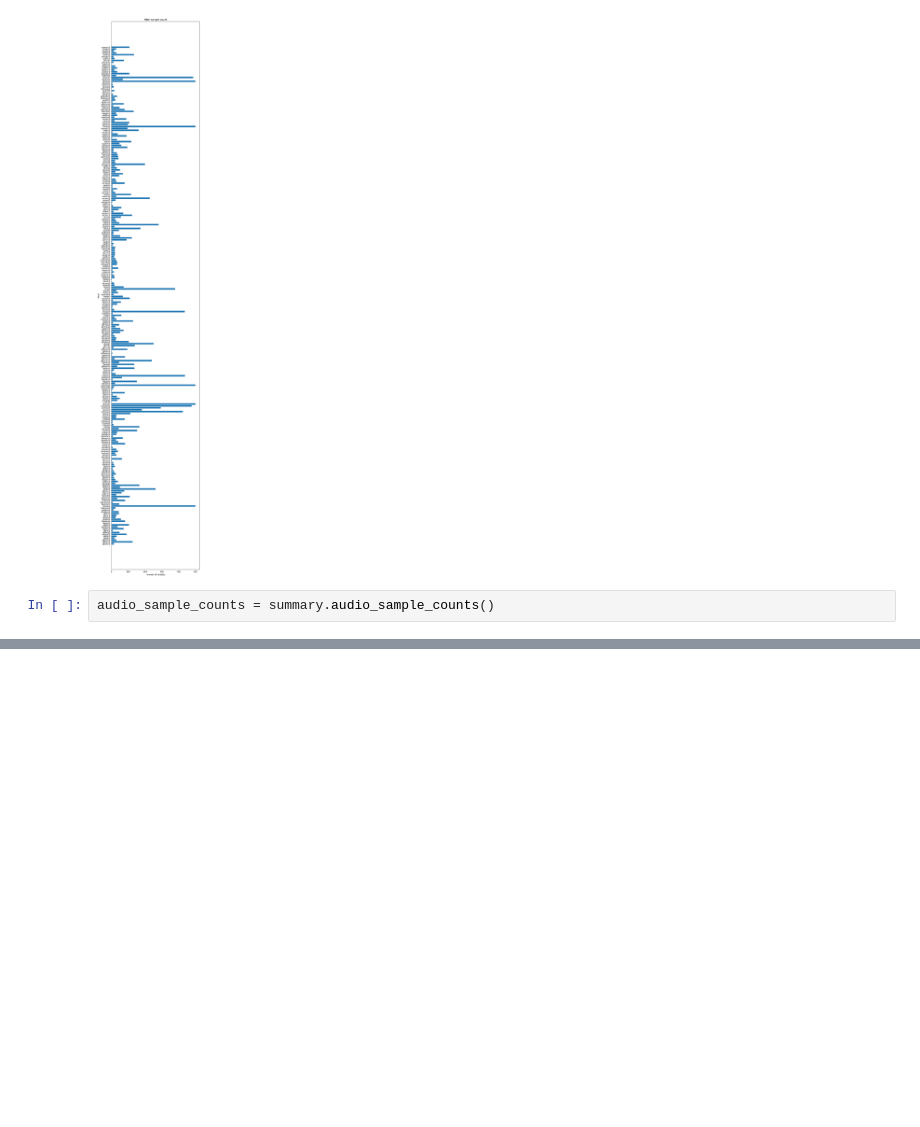
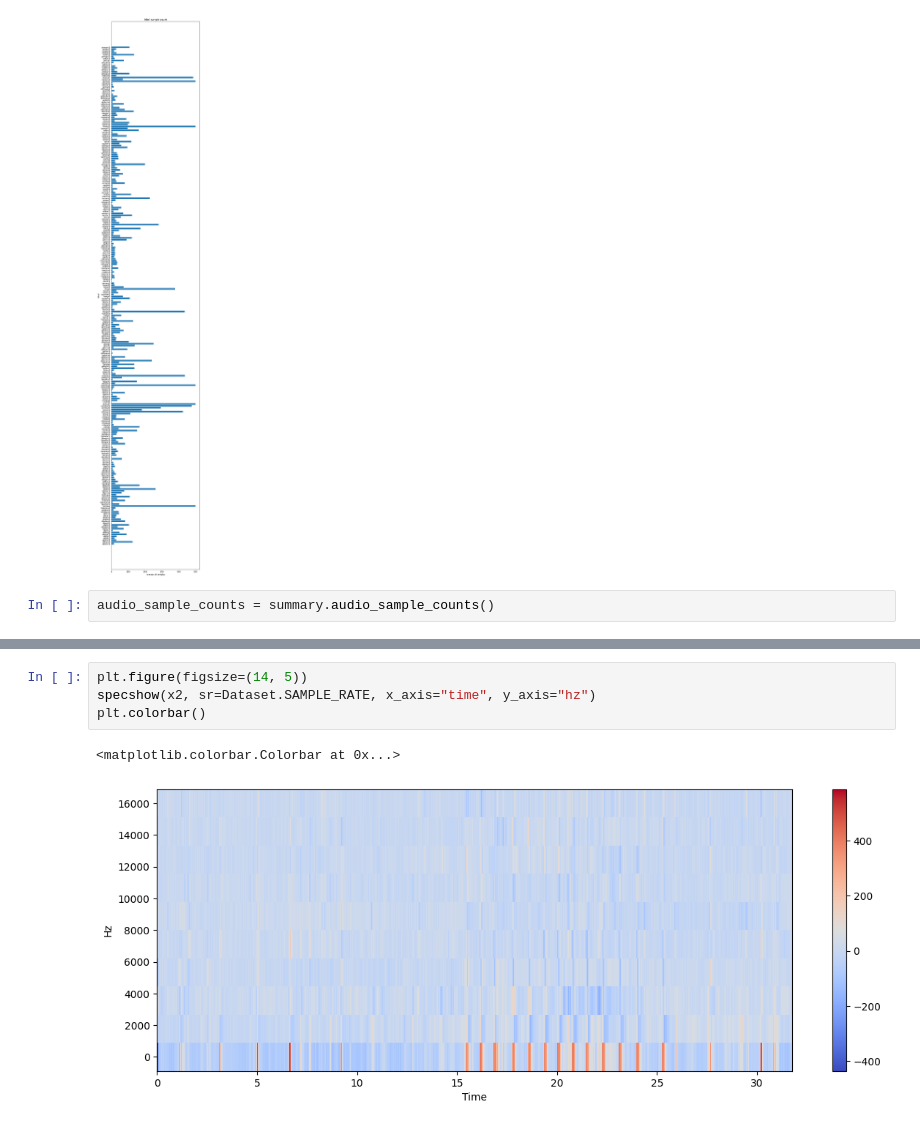
Before and after one commit to 0xc0392b/birdclef, a Jupyter notebook: notebooks/experiments.ipynb, the cells around one changed output, grey strips where cells are left out. Cells and saved outputs as stored; diff of their text form; blank space fills up the shorter version.

```diff
--- a/notebooks/experiments.ipynb
+++ b/notebooks/experiments.ipynb
@@ -63,0 +99,7 @@ plt.show()
+# %%
+plt.figure(figsize=(14, 5))
+specshow(x2, sr=Dataset.SAMPLE_RATE, x_axis="time", y_axis="hz")
+plt.colorbar()
+# %% [output]
+<matplotlib.colorbar.Colorbar at 0x...>
+[figure, added]
```
Also changed, not shown: parts of 15 cells of this notebook, 5 other files.
